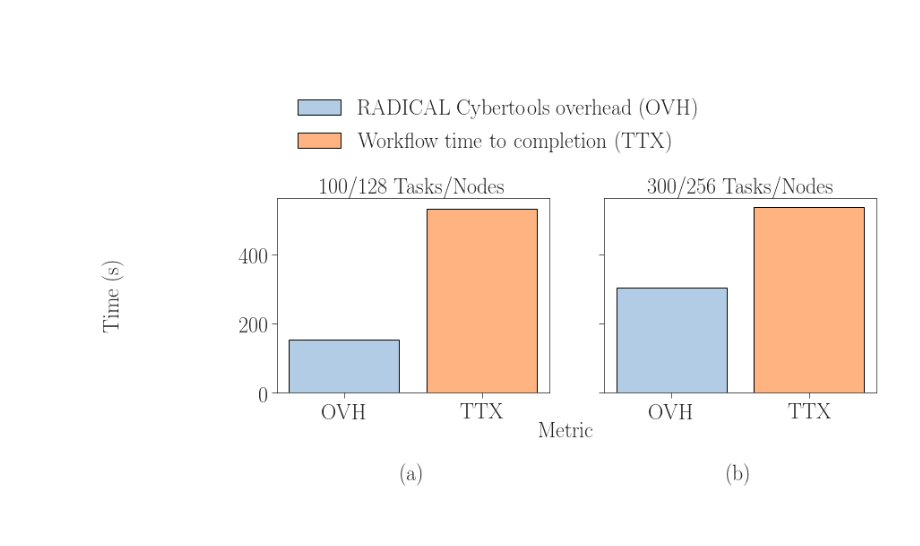
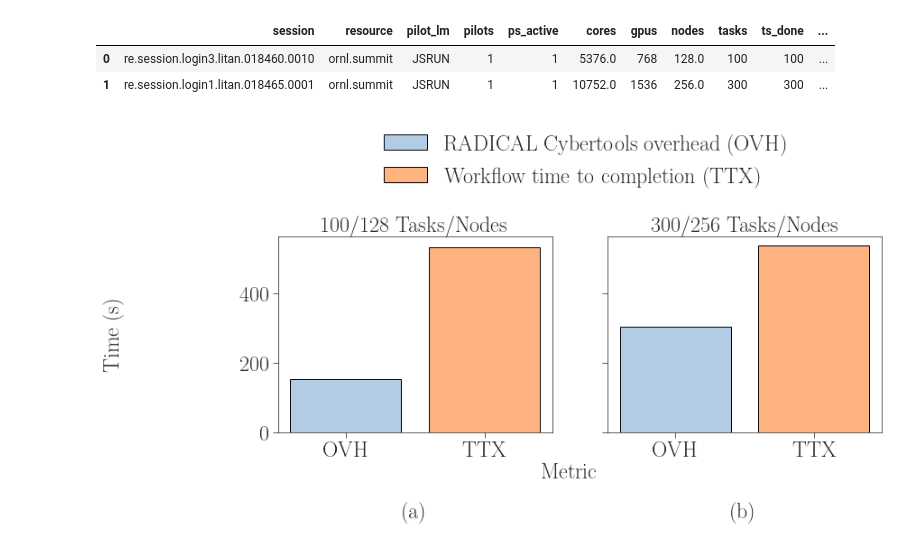
Before and after one commit to CODARcode/COVID-19_RCT, a Jupyter notebook: profiling/analysis/incite2020.ipynb, the cells around one changed output. Drawn from its saved outputs; the diff is of its cells as text; code cells hidden in the pictures; blank space fills up the shorter version.

```diff
--- a/profiling/analysis/incite2020.ipynb
+++ b/profiling/analysis/incite2020.ipynb
@@ -61,22 +45,3 @@ for sid in suds:
                     'ncores': ss[sid]['p'].get(uid=ss[sid]['pid'])[0].description['cores'],
                     'ngpus' : ss[sid]['p'].get(uid=ss[sid]['pid'])[0].description['gpus']})
     ss[sid].update({'nnodes': ss[sid]['ngpus']/6})
-# %%
-for sid in suds:
-    print("""
-%s:
-\tName of the HPC platform: %s
-\tPilot launch method: %s
-\tNumber of pilots requested: %i
-\tNumber of pilots active: %i
-\tNumber of requested cores: %i
-\tNumber of requested GPUs: %s
-\tNumber of requested nodes: %s
-\tNumber of nodes asked by ENTK: %i
-\tNumber of tasks executed by EnTK: %i
-\tNumber of tasks successfully executed by EnTK: %i
-\tNumber of failed tasks: %i
-""" % (sid              , ss[sid]['pres']  , ss[sid]['lm'],
-       ss[sid]['npilot'], ss[sid]['npact'] , ss[sid]['ncores']/4,
-       ss[sid]['ngpus'] , ss[sid]['nnodes'], ss[sid]['ncores']/168,
-       ss[sid]['nunit'] , ss[sid]['nudone'], ss[sid]['nufail']))
@@ -101,3 +48,24 @@ re.session.login3.litan.018460.0010:
+# %%
+info = []
+for sid in suds:
+    info.append({'session'  : sid,
+                 'resource' : ss[sid]['pres'],
+                 'pilot_lm' : ss[sid]['lm'],
+                 'pilots'   : ss[sid]['npilot'],
+                 'ps_active': ss[sid]['npact'],
+                 'cores'    : ss[sid]['ncores']/4,
+                 'gpus'     : ss[sid]['ngpus'],
+                 'nodes'    : ss[sid]['nnodes'],
+                 'tasks'    : ss[sid]['nunit'],
+                 'ts_done'  : ss[sid]['nudone'],
+                 'ts_failed': ss[sid]['nufail']})
+
+df_info = pd.DataFrame(info)
+df_info
+# %% [output]
+|  | session | resource | pilot_lm | pilots | ps_active | cores | gpus | nodes | tasks | ts_done | ... |
+| 0 | re.session.login3.litan.018460.0010 | ornl.summit | JSRUN | 1 | 1 | 5376.0 | 768 | 128.0 | 100 | 100 | ... |
+| 1 | re.session.login1.litan.018465.0001 | ornl.summit | JSRUN | 1 | 1 | 10752.0 | 1536 | 256.0 | 300 | 300 | ... |
 # %%
 for sid in suds:
     w  = ss[sid]['w']
@@ -134,32 +102,32 @@ for sid in suds:
 # %%
 fwidth = 6*len(suds)
 fhight = 4
 fig, axarr = plt.subplots(1, len(suds), sharey=True, figsize=(fwidth, fhight))
 
 i = 0
 j = 'a'
 for sid in suds:
     if len(suds) > 1:
         ax = axarr[i]
     else:
         ax = axarr
 
     ax.title.set_text('%s/%s Tasks/Nodes' % (ss[sid]['nunit'], int(ss[sid]['nnodes'])))
 
     ax.bar(x = 'OVH', height = ss[sid]['ovh_rtc'], color = tableau20[1])
     ax.bar(x = 'TTX', height = ss[sid]['ttx_u']  , color = tableau20[3])
 
     ax.set_xlabel('(%s)' % j, labelpad=45)
 
     i = i+1
     j = chr(ord(j) + 1)
 
 fig.text(-0.1,  0.5 , 'Time (s)', va='center', rotation='vertical', fontsize=24)
 fig.text( 0.5, -0.05, 'Metric'  , ha='center', fontsize=24)
 fig.legend(['RADICAL Cybertools overhead (OVH)', 'Workflow time to completion (TTX)'], loc='upper center',
-           bbox_to_anchor=(0.52, 1.6), fontsize=24, ncol=1)
+           bbox_to_anchor=(0.52, 1.35), fontsize=24, ncol=1)
 
 plt.savefig('figures/incite2020_ovh_ttx.pdf', dpi=300, bbox_inches='tight')
 plt.savefig('figures/incite2020_ovh_ttx.png', dpi=300, bbox_inches='tight')
 # %% [output]
-[figure, old version]
+[figure, new version]
```
Also changed, not shown: parts of 12 cells of this notebook, 6 other files.
